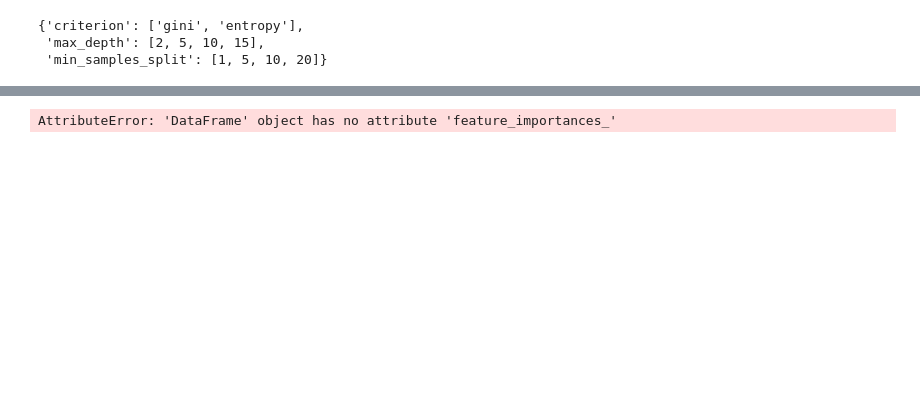
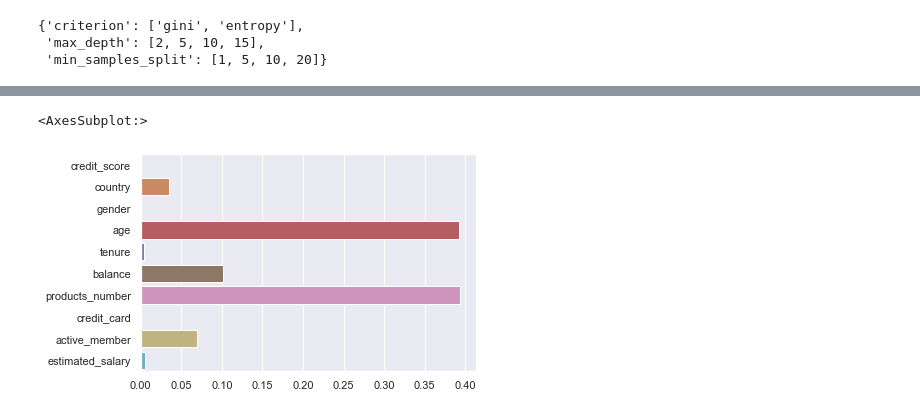
Before and after one commit to smutneja1/ai_capstone_seerat, a Jupyter notebook: index.ipynb, the cells around one changed output, grey strips where cells are left out. Cells and saved outputs as stored; diff of their text form; code cells hidden in the pictures; blank space fills up the shorter version.

Commit message:
added feature importance

```diff
--- a/index.ipynb
+++ b/index.ipynb
@@ -245,9 +245,9 @@ param_grid = {
     'min_samples_split': [1, 5, 10, 20]
 }
 
-#gs_tree = GridSearchCV(clf, param_grid, cv=3)
-#gs_tree.fit(X_train, y_train)
+gs_tree = GridSearchCV(clf, param_grid, cv=3)
+gs_tree.fit(X_train, y_train)
 
-#gs_tree.best_params_
+gs_tree.best_params_
 
 #grid_search.best_estimator_
@@ -258,4 +260,7 @@ param_grid
  'max_depth': [2, 5, 10, 15],
  'min_samples_split': [1, 5, 10, 20]}
 # %%
-grid_search = GridSearchCV(rfc,param_grid,cv = 3, scoring = 'neg_mean_squared_error',return_train_score = True, n_jobs = 3)
+grid_search = GridSearchCV(rfc,param_grid,cv = 3,return_train_score = True, n_jobs = 3)
+grid_search.fit(X_train, y_train)
+
+grid_search.best_params_
@@ -262,9 +269,10 @@ grid_search = GridSearchCV(rfc,param_grid,cv = 3, scoring = 'neg_mean_squared_er
 # %%
 #feature importance
-dt = DecisionTreeClassifier(random_state=42)
+dt = DecisionTreeClassifier(criterion = 'entropy', max_depth = 5, min_samples_split = 5, random_state = 42)
 
-dt.fit(X, y)
+dt.fit(X_train, y_train)
 
-for fi, feature in zip(dt.feature_importances_, feature_used):
+
+for fi, feature in zip(dt.feature_importances_, X_train.columns):
     print(fi, feature)
 # %% [output]
@@ -272,7 +289,7 @@ NameError: name 'feature_used' is not defined
 # %%
 # let's create a dictionary of features and their importance values
-feat_dict= {}
-for col, val in sorted(zip(X_train.columns, dt_hp.feature_importances_),key=lambda x:x[1],reverse=True):
-  feat_dict[col]=val
+
+sns.barplot(x=dt.feature_importances_, y = X_train.columns)
 # %% [output]
-AttributeError: 'DataFrame' object has no attribute 'feature_importances_'
+<AxesSubplot:>
+[figure, added]
```
Also changed, not shown: parts of 5 cells of this notebook.
